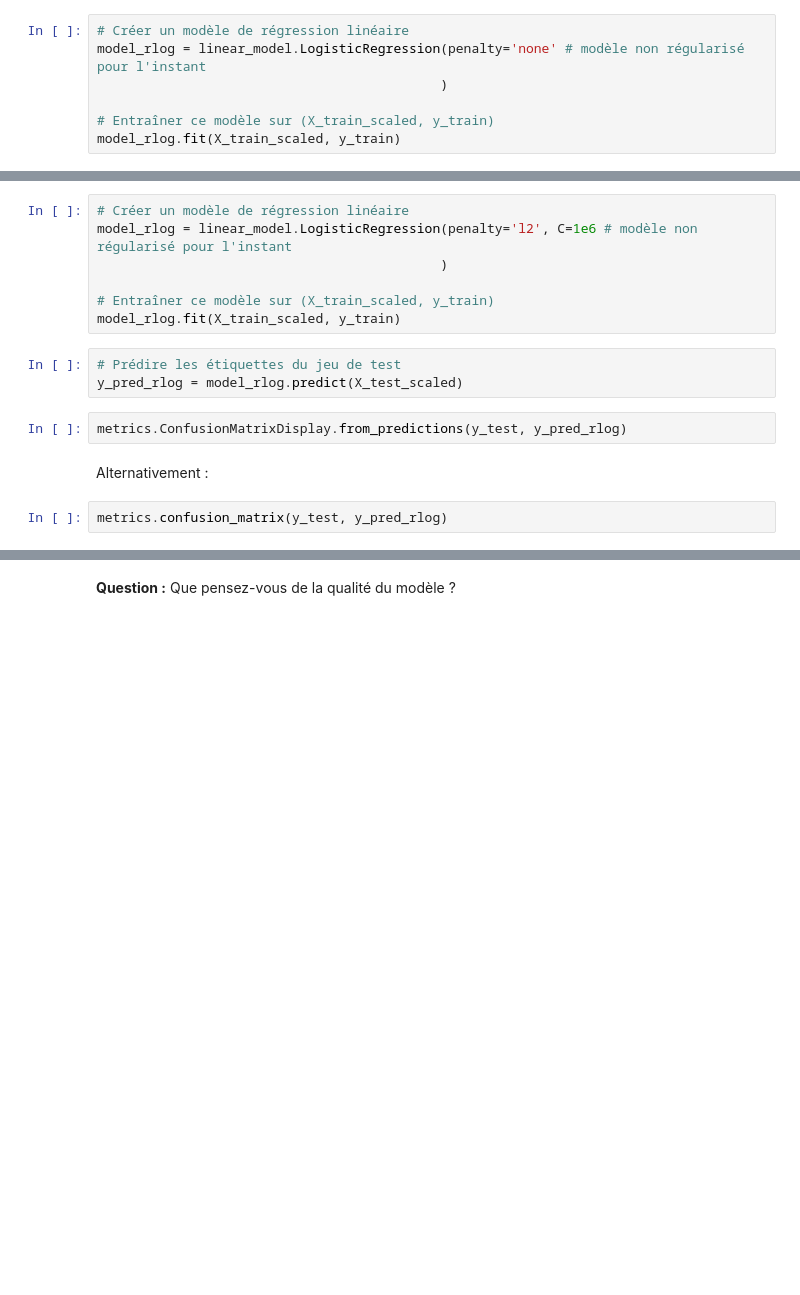
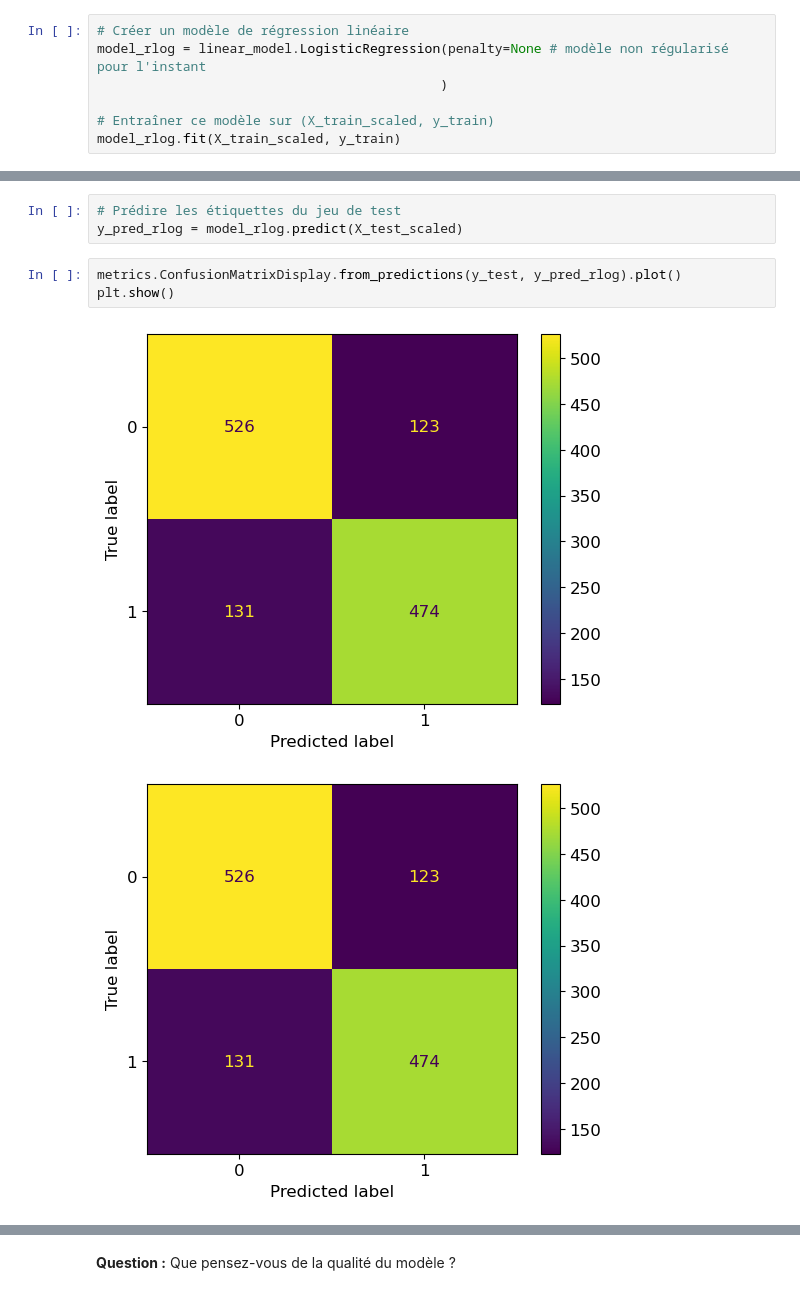
Before and after one commit to chagaz/cp-ia-intro-ml-2022, a Jupyter notebook: 2-Selection/2-Selection.ipynb, the cells around one changed output, grey strips where cells are left out. Saved outputs shown, nothing was run; the diff lists cells and outputs as text; blank space fills up the shorter version.

```diff
--- a/2-Selection/2-Selection.ipynb
+++ b/2-Selection/2-Selection.ipynb
@@ -255,7 +374,7 @@ Nous utilisons la classe [LogisticRegression](https://scikit-learn.org/stable/mo
 from sklearn import linear_model
 # %%
 # Créer un modèle de régression linéaire
-model_rlog = linear_model.LogisticRegression(penalty='none' # modèle non régularisé pour l'instant
+model_rlog = linear_model.LogisticRegression(penalty=None # modèle non régularisé pour l'instant
                                             )
 
 # Entraîner ce modèle sur (X_train_scaled, y_train)
@@ -265,17 +384,10 @@ Alternativement (anciennes versions de scikit-learn) :
-# %%
-# Créer un modèle de régression linéaire
-model_rlog = linear_model.LogisticRegression(penalty='l2', C=1e6 # modèle non régularisé pour l'instant
-                                            )
-
-# Entraîner ce modèle sur (X_train_scaled, y_train)
-model_rlog.fit(X_train_scaled, y_train)
 # %%
 # Prédire les étiquettes du jeu de test
 y_pred_rlog = model_rlog.predict(X_test_scaled)
 # %%
-metrics.ConfusionMatrixDisplay.from_predictions(y_test, y_pred_rlog)
+metrics.ConfusionMatrixDisplay.from_predictions(y_test, y_pred_rlog).plot()
+plt.show()
+# %% [output]
+[figure, added]
+[figure, added]
-# %% [markdown]
-Alternativement :
-# %%
-metrics.confusion_matrix(y_test, y_pred_rlog)
 # %%
```
Also changed, not shown: parts of 65 cells of this notebook, 3 other files.
